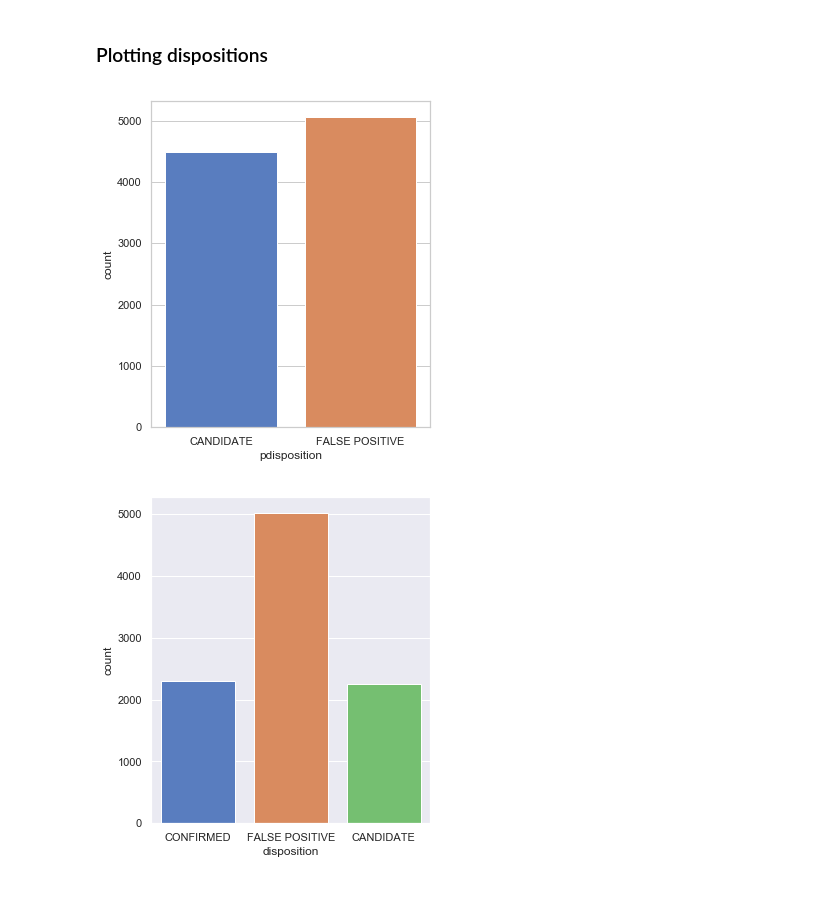
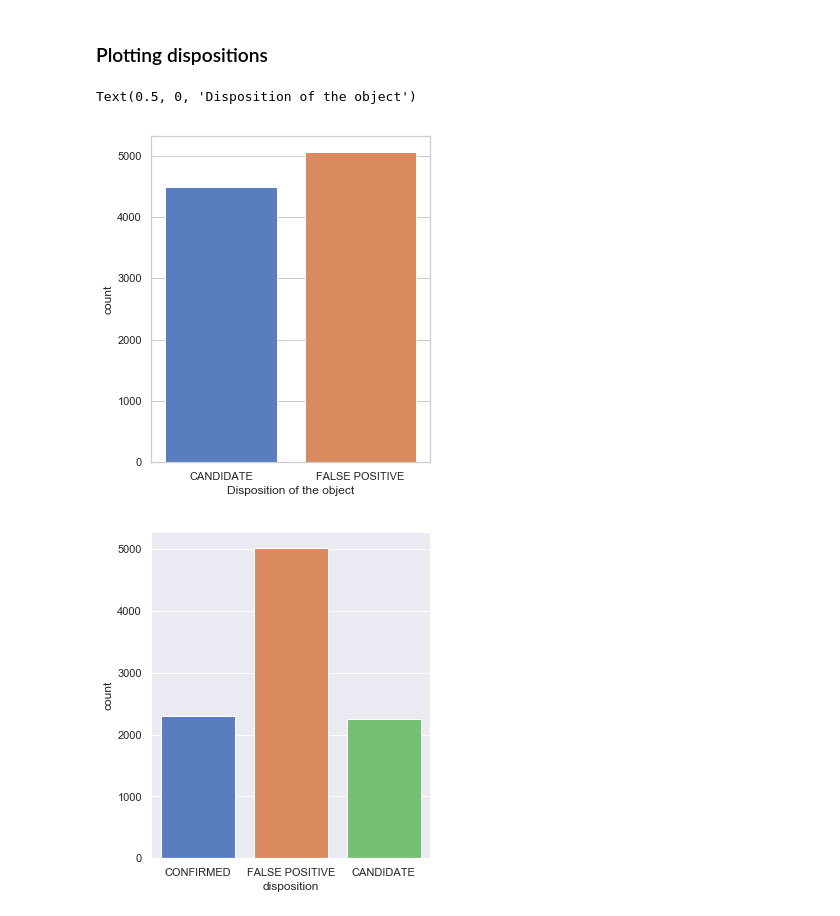
Before and after one commit to annaviper/exoplanets, a Jupyter notebook: 2. Exploratory and Statistical analysis/kepler.ipynb, the cells around one changed output. Cells and saved outputs as stored; diff of their text form; code cells hidden in the pictures.

```diff
--- a/2. Exploratory and Statistical analysis/kepler.ipynb
+++ b/2. Exploratory and Statistical analysis/kepler.ipynb
@@ -51,10 +60,12 @@ kepler.groupby(by='disposition').count()
 # %%
 # Preliminary disposition
 plt.figure(figsize=(5,6))
 sns.set(style="whitegrid")
 ax = sns.countplot(x="pdisposition", palette="muted",  data=kepler)
+plt.xlabel('Disposition of the object')
 # %% [output]
+Text(0.5, 0, 'Disposition of the object')
-[figure, old version]
+[figure, new version]
 # %%
 # Final disposition
 plt.figure(figsize=(5,6))
```
Also changed, not shown: parts of 38 cells of this notebook, 1 other file.
